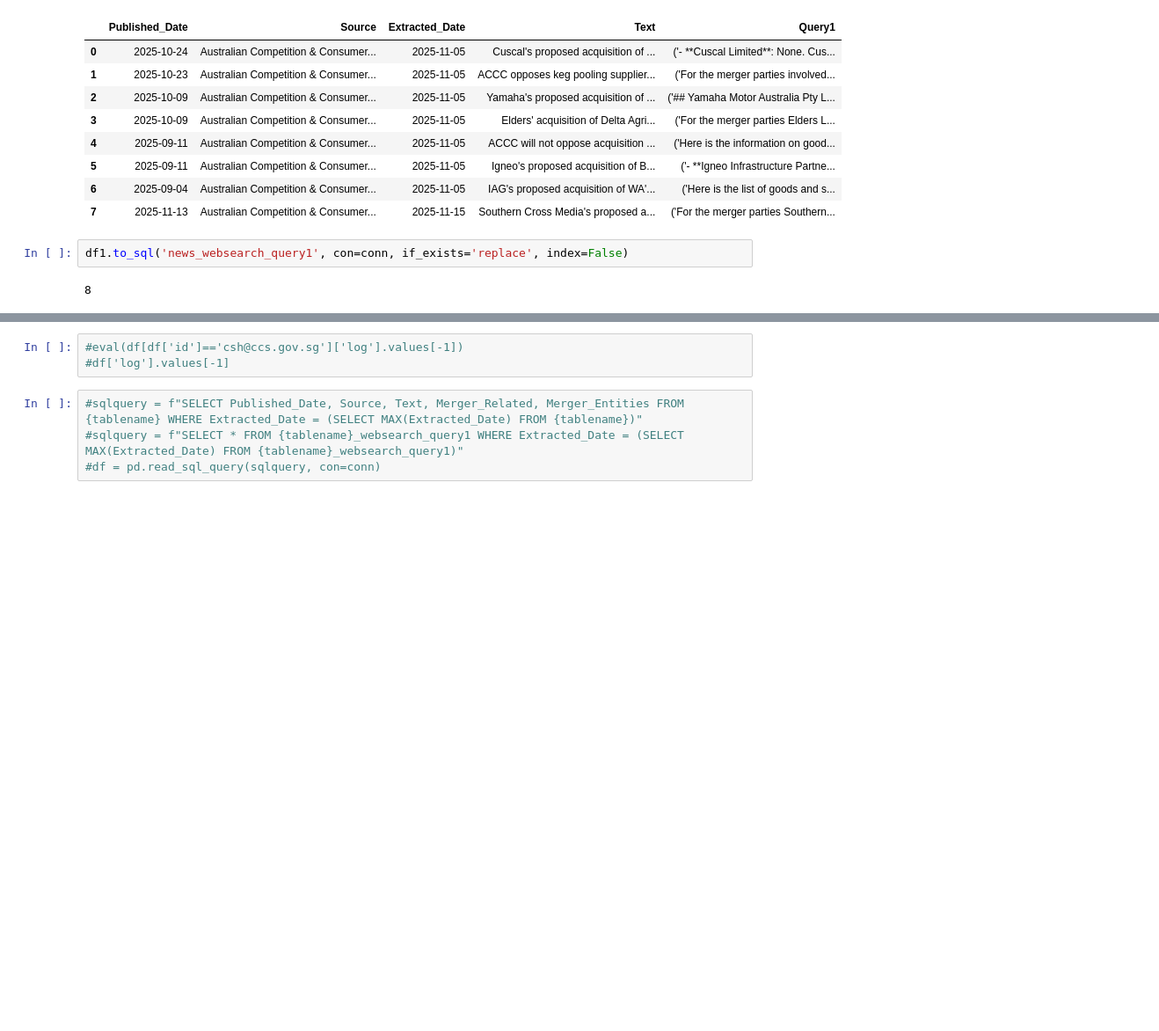
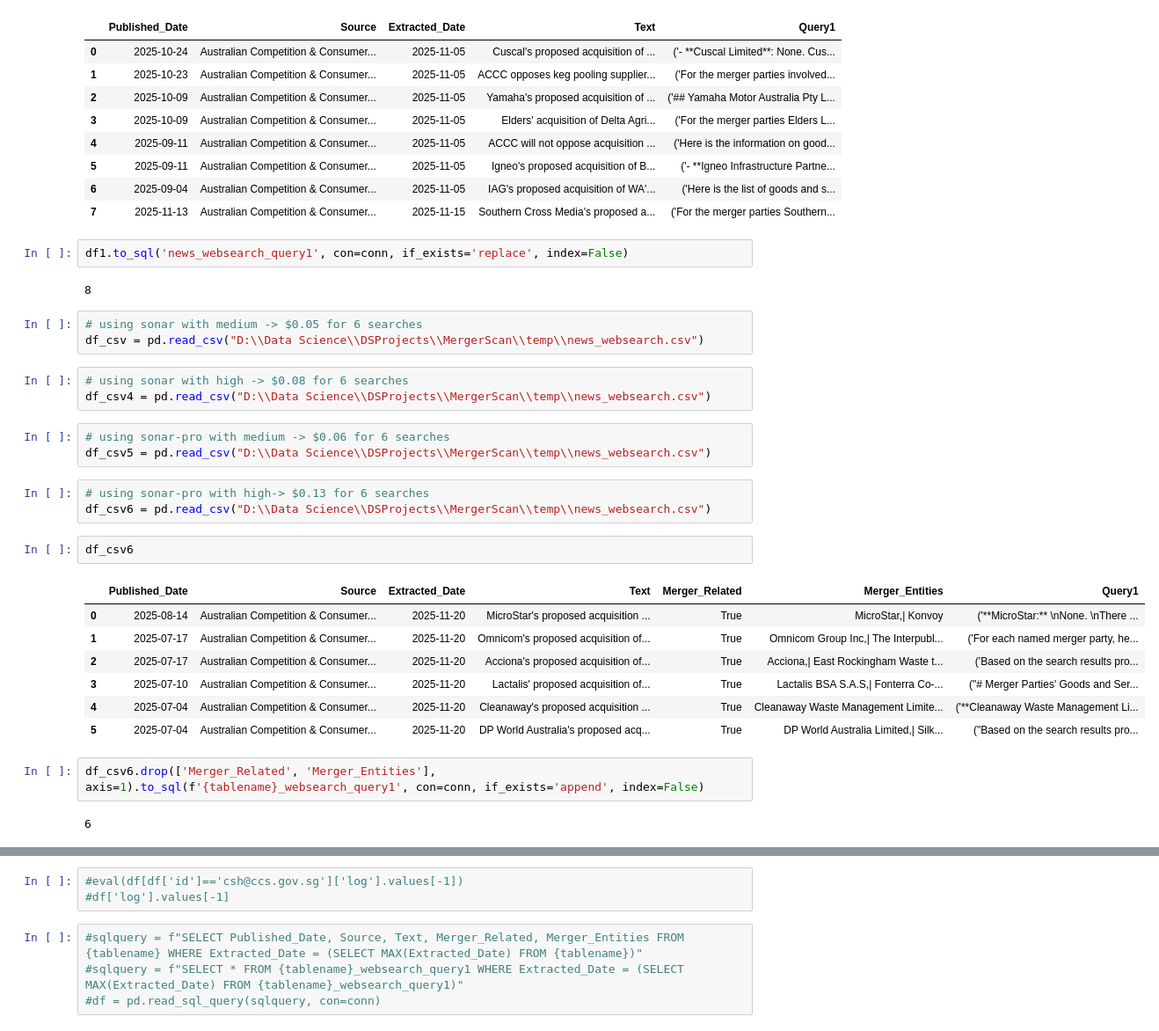
Before and after one commit to chuash/MergerScan, a Jupyter notebook: Draft.ipynb, the cells around one changed output, grey strips where cells are left out. Shown at 88% size. Saved outputs shown, nothing was run; the diff lists cells and outputs as text; blank space fills up the shorter version.

```diff
--- a/Draft.ipynb
+++ b/Draft.ipynb
@@ -668,3 +668,29 @@ df1
 df1.to_sql('news_websearch_query1', con=conn, if_exists='replace', index=False)
 # %% [output]
 8
+# %%
+# using sonar with medium -> $0.05 for 6 searches
+df_csv = pd.read_csv("D:\\Data Science\\DSProjects\\MergerScan\\temp\\news_websearch.csv")
+# %%
+# using sonar with high -> $0.08 for 6 searches
+df_csv4 = pd.read_csv("D:\\Data Science\\DSProjects\\MergerScan\\temp\\news_websearch.csv")
+# %%
+# using sonar-pro with medium -> $0.06 for 6 searches
+df_csv5 = pd.read_csv("D:\\Data Science\\DSProjects\\MergerScan\\temp\\news_websearch.csv")
+# %%
+# using sonar-pro with high-> $0.13 for 6 searches
+df_csv6 = pd.read_csv("D:\\Data Science\\DSProjects\\MergerScan\\temp\\news_websearch.csv")
+# %%
+df_csv6
+# %% [output]
+|  | Published_Date | Source | Extracted_Date | Text | Merger_Related | Merger_Entities | Query1 |
+| 0 | 2025-08-14 | Australian Competition & Consumer... | 2025-11-20 | MicroStar's proposed acquisition ... | True | MicroStar,| Konvoy | ('**MicroStar:** \nNone. \nThere ... |
+| 1 | 2025-07-17 | Australian Competition & Consumer... | 2025-11-20 | Omnicom's proposed acquisition of... | True | Omnicom Group Inc,| The Interpubl... | ('For each named merger party, he... |
+| 2 | 2025-07-17 | Australian Competition & Consumer... | 2025-11-20 | Acciona's proposed acquisition of... | True | Acciona,| East Rockingham Waste t... | ('Based on the search results pro... |
+| 3 | 2025-07-10 | Australian Competition & Consumer... | 2025-11-20 | Lactalis' proposed acquisition of... | True | Lactalis BSA S.A.S,| Fonterra Co-... | ("# Merger Parties' Goods and Ser... |
+| 4 | 2025-07-04 | Australian Competition & Consumer... | 2025-11-20 | Cleanaway's proposed acquisition ... | True | Cleanaway Waste Management Limite... | ('**Cleanaway Waste Management Li... |
+| 5 | 2025-07-04 | Australian Competition & Consumer... | 2025-11-20 | DP World Australia's proposed acq... | True | DP World Australia Limited,| Silk... | ("Based on the search results pro... |
+# %%
+df_csv6.drop(['Merger_Related', 'Merger_Entities'], axis=1).to_sql(f'{tablename}_websearch_query1', con=conn, if_exists='append', index=False)
+# %% [output]
+6
```
Also changed, not shown: parts of 5 cells of this notebook, 6 other files.
